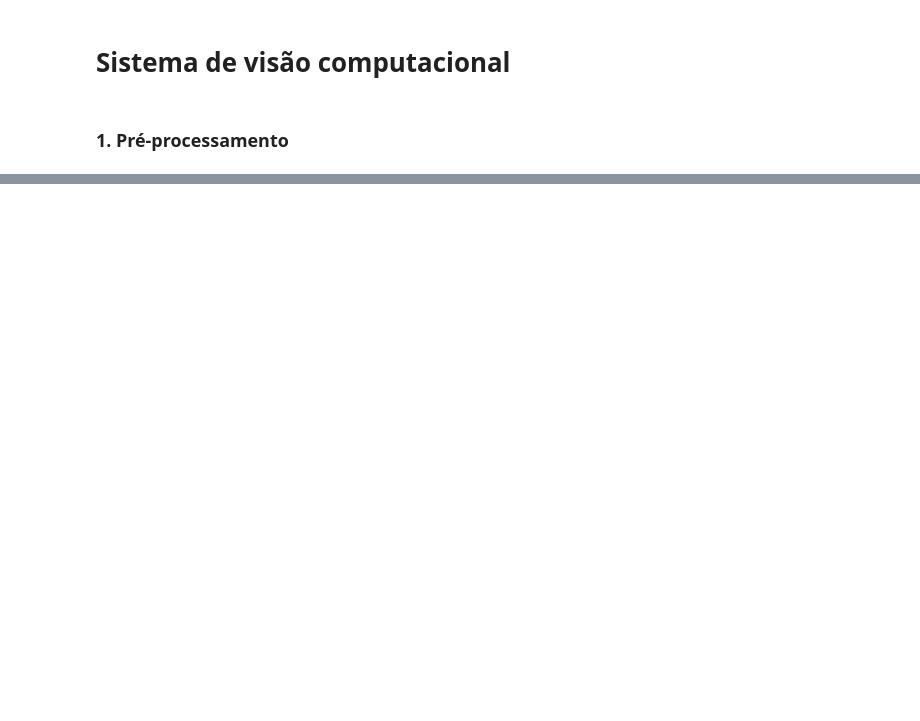
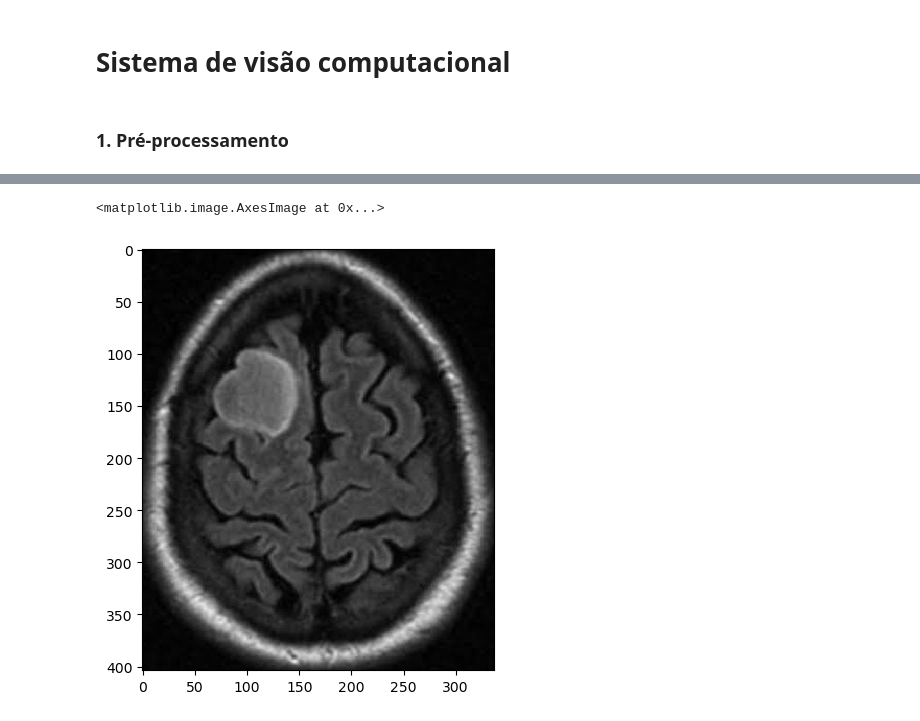
Before and after one commit to KillerGlass/computer-vision, a Jupyter notebook: sistema_de_visao.ipynb, the cells around one changed output, grey strips where cells are left out. Saved outputs shown, nothing was run; the diff lists cells and outputs as text; code cells hidden in the pictures; blank space fills up the shorter version.

```diff
--- a/sistema_de_visao.ipynb
+++ b/sistema_de_visao.ipynb
@@ -55,0 +90,10 @@ def save_crop(imgs, path):
+# %%
+images = glob.glob('dataset/testing/tumor/*.jpg')
+
+images = [imread(img) for img in images]
+images = [rgb2gray(img) for img in images]
+# %%
+imshow(images[0])
+# %% [output]
+<matplotlib.image.AxesImage at 0x...>
+[figure, added]
```
Also changed, not shown: parts of 14 cells of this notebook, 3 other files.
